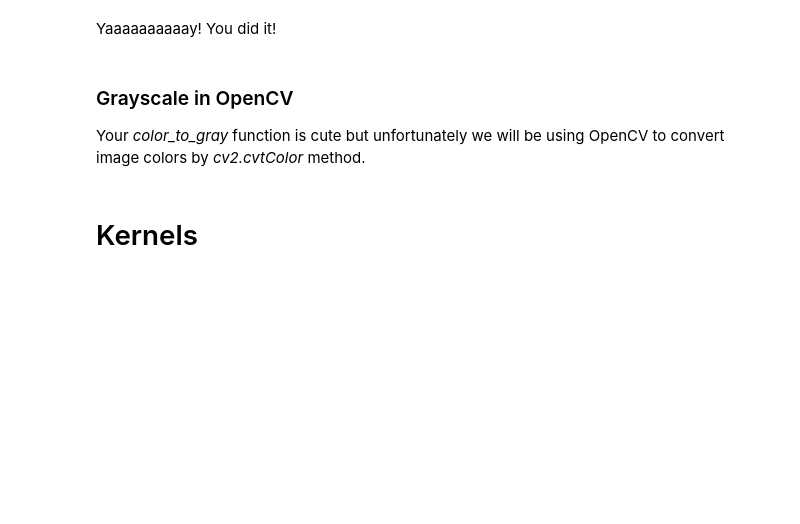
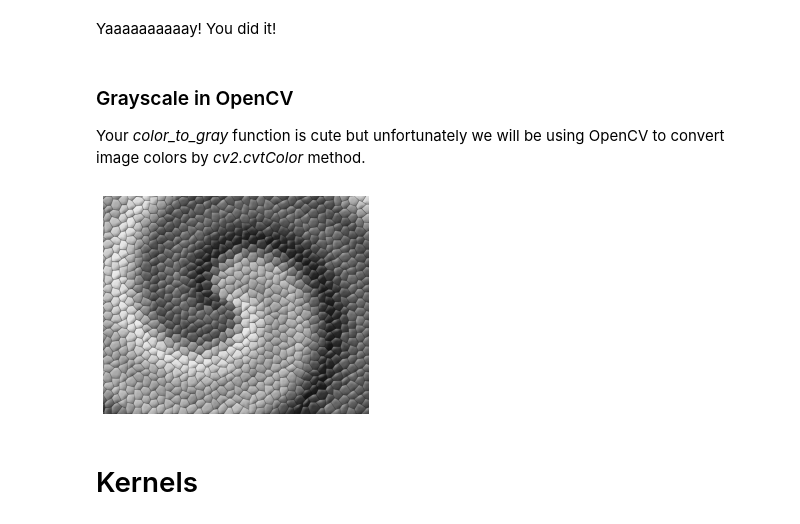
Before and after one commit to twrdyyy/bit_computer_vision, a Jupyter notebook: lab1/introduction.ipynb, the cells around one changed output. Saved outputs shown, nothing was run; the diff lists cells and outputs as text; code cells hidden in the pictures; blank space fills up the shorter version.

```diff
--- a/lab1/introduction.ipynb
+++ b/lab1/introduction.ipynb
@@ -131,11 +175,15 @@ Yaaaaaaaaaay! You did it!
 Your *color_to_gray* function is cute but unfortunately we will be using
 OpenCV to convert image colors by *cv2.cvtColor* method.
 # %%
+IMAGE_PATH = "./images/spiral.jpg"
+img = cv2.imread(IMAGE_PATH)
 grayscale_cv2_image = cv2.cvtColor(img, cv2.COLOR_BGR2GRAY)
 
 plt.imshow(grayscale_cv2_image, cmap="gray")
 plt.axis("off")
 plt.show()
+# %% [output]
+[figure, added]
 # %% [markdown]
 # Kernels
 # %% [markdown]
```
Also changed, not shown: parts of 14 cells of this notebook, 7 other files.
